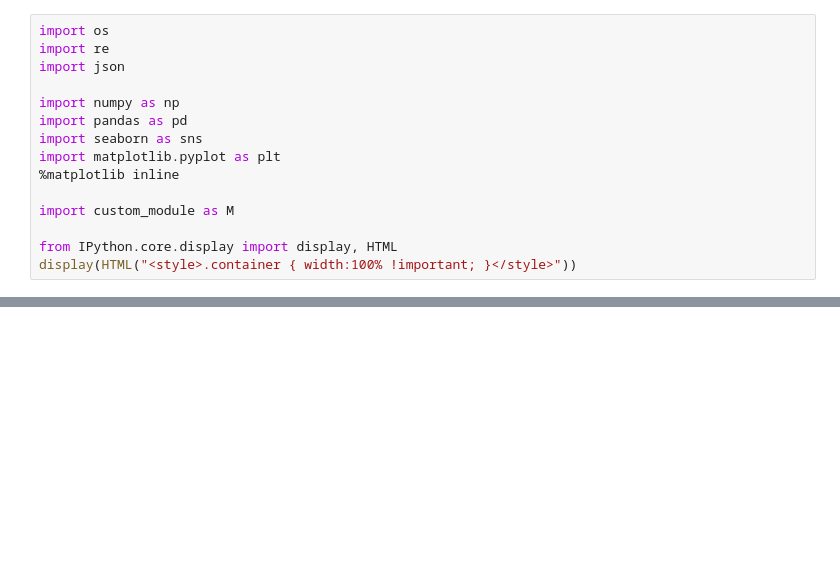
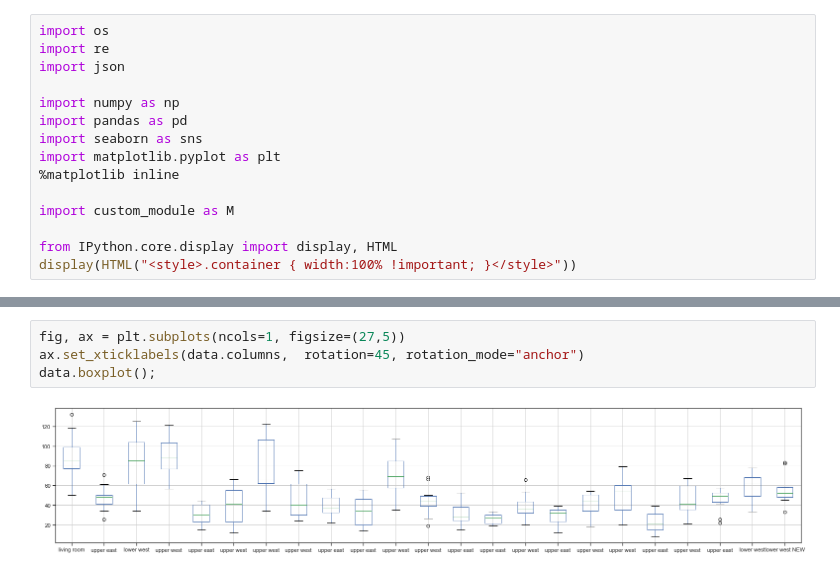
Before and after one commit to BigBangData/Speedtest, a Jupyter notebook: speedtest_plots.ipynb, the cells around one changed output, grey strips where cells are left out. Saved outputs shown, nothing was run; the diff lists cells and outputs as text; blank space fills up the shorter version.

```diff
--- a/speedtest_plots.ipynb
+++ b/speedtest_plots.ipynb
@@ -54 +56,7 @@ plt.show()
+# %%
+fig, ax = plt.subplots(ncols=1, figsize=(27,5))
+ax.set_xticklabels(data.columns,  rotation=45, rotation_mode="anchor")
+data.boxplot();
+# %% [output]
+[figure, added]
 # %%
```
Also changed, not shown: parts of 7 cells of this notebook.
